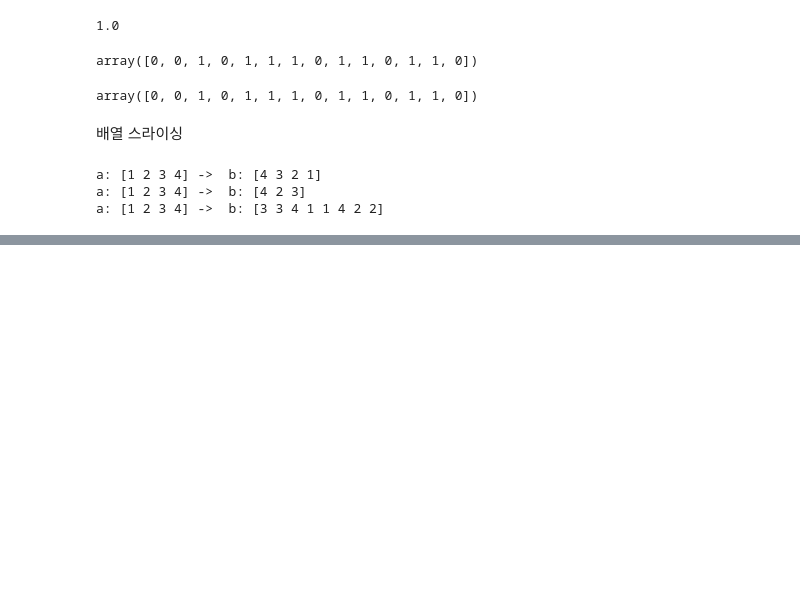
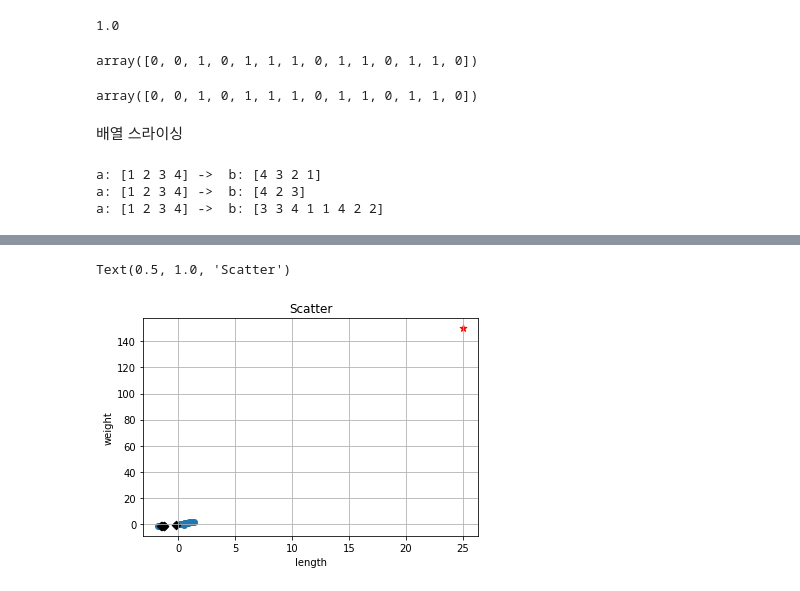
Before and after one commit to fasthill/ML-DL-study-alone, a Jupyter notebook: 2_1_훈련_데이터와_테스트_데이터.ipynb, the cells around one changed output, grey strips where cells are left out. Saved outputs shown, nothing was run; the diff lists cells and outputs as text; code cells hidden in the pictures; blank space fills up the shorter version.

```diff
--- a/2_1_훈련_데이터와_테스트_데이터.ipynb
+++ b/2_1_훈련_데이터와_테스트_데이터.ipynb
@@ -157,0 +234,11 @@ a: [1 2 3 4] ->  b: [3 3 4 1 1 4 2 2]
+# %%
+plt.scatter(train_scaled[:,0], train_scaled[:, 1])
+plt.scatter(25, 150, marker='*', s=50, c='red')
+plt.scatter(train_scaled[index, 0], train_scaled[index, 1], marker='D', color='black')
+plt.xlabel('length')
+plt.ylabel('weight')
+plt.grid()
+plt.title('Scatter')
+# %% [output]
+Text(0.5, 1.0, 'Scatter')
+[figure, added]
```
Also changed, not shown: parts of 26 cells of this notebook.
